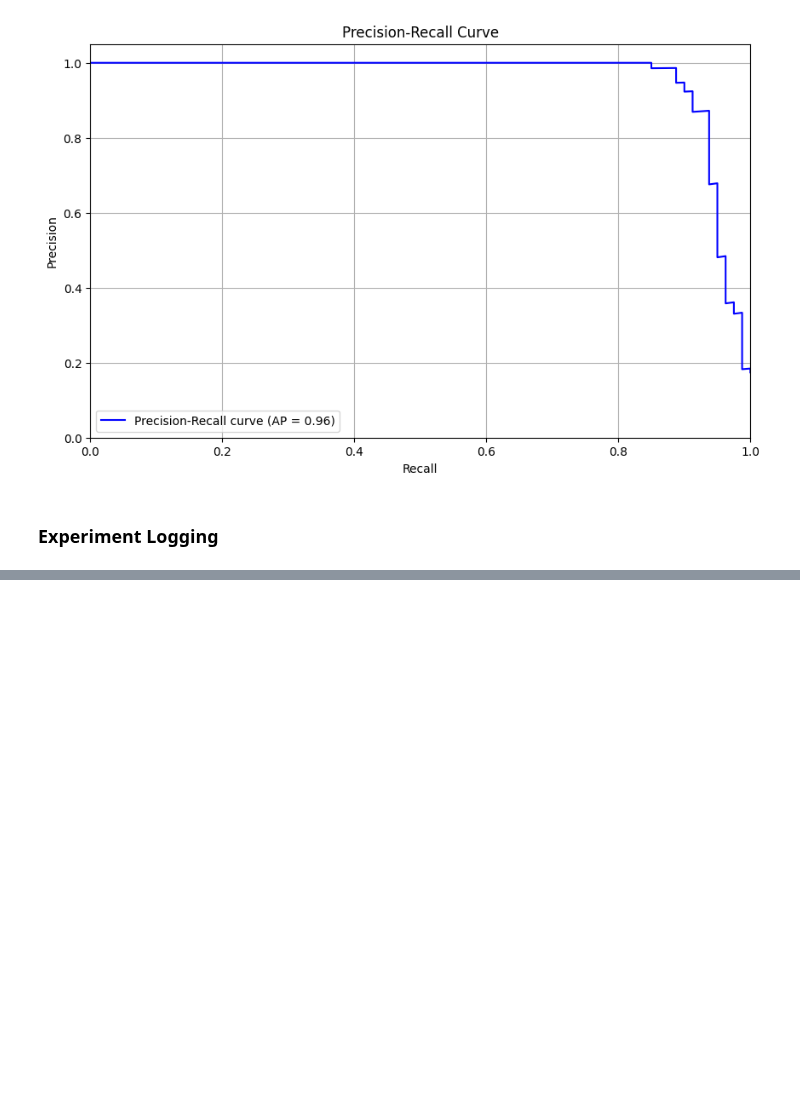
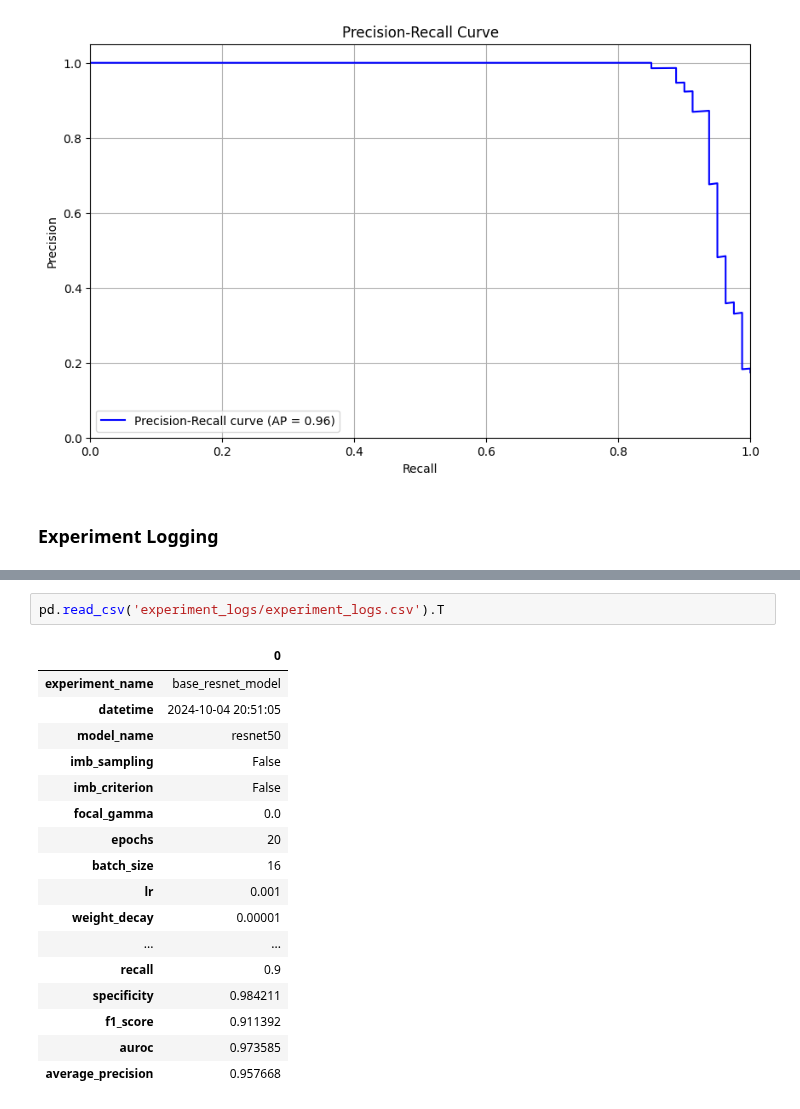
Before and after one commit to aksharjoshii/Omdena-PuneIndiaChapter-EarlyDetectionTuberculosis, a Jupyter notebook: notebooks/classification_model_training.ipynb, the cells around one changed output, grey strips where cells are left out. Drawn from its saved outputs; the diff is of its cells as text; blank space fills up the shorter version.

```diff
--- a/notebooks/classification_model_training.ipynb
+++ b/notebooks/classification_model_training.ipynb
@@ -1206,0 +1219,20 @@ IsADirectoryError: [Errno 21] Is a directory: '/home/akshar/Omdena/TB Detection/
+# %%
+pd.read_csv('experiment_logs/experiment_logs.csv').T
+# %% [output]
+|  | 0 |
+| experiment_name | base_resnet_model |
+| datetime | 2024-10-04 20:51:05 |
+| model_name | resnet50 |
+| imb_sampling | False |
+| imb_criterion | False |
+| focal_gamma | 0.0 |
+| epochs | 20 |
+| batch_size | 16 |
+| lr | 0.001 |
+| weight_decay | 0.00001 |
+| ... | ... |
+| recall | 0.9 |
+| specificity | 0.984211 |
+| f1_score | 0.911392 |
+| auroc | 0.973585 |
+| average_precision | 0.957668 |
```
Also changed, not shown: parts of 4 cells of this notebook.
